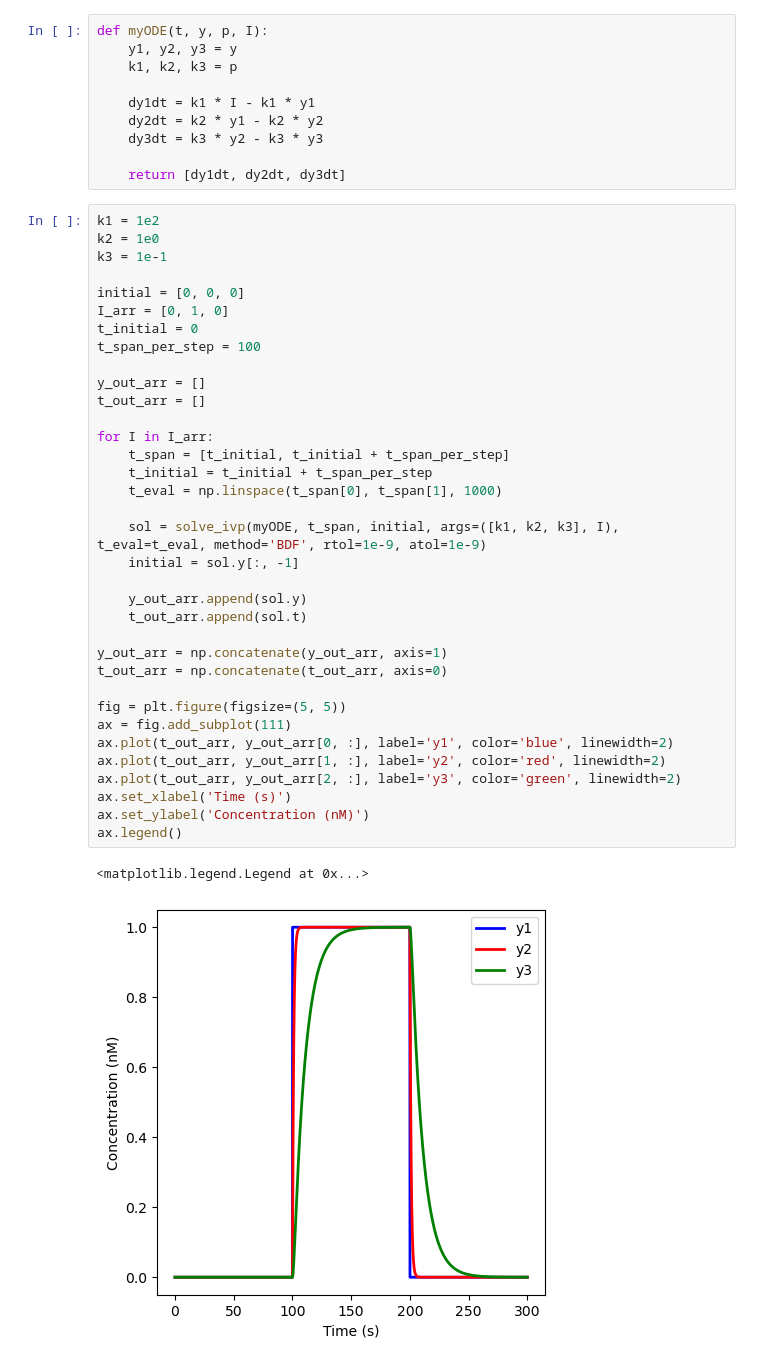
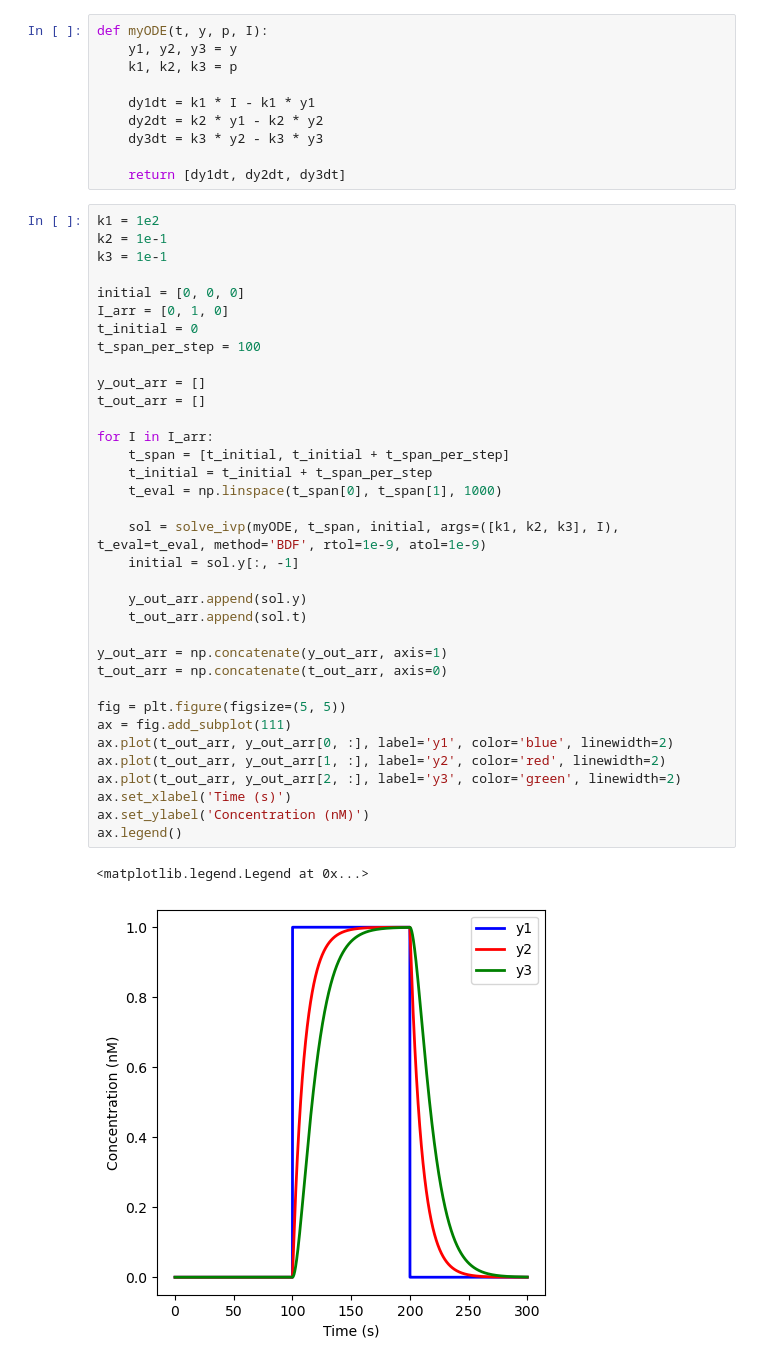
Before and after one commit to saurabhmalani1994/Cybernetic_BioModel, a Jupyter notebook: optogenetic_model_fits/June152023Onwards/howToTimeDelay.ipynb, the cells around one changed output. Cells and saved outputs as stored; diff of their text form.

```diff
--- a/optogenetic_model_fits/June152023Onwards/howToTimeDelay.ipynb
+++ b/optogenetic_model_fits/June152023Onwards/howToTimeDelay.ipynb
@@ -14,7 +14,7 @@ def myODE(t, y, p, I):
     return [dy1dt, dy2dt, dy3dt]
 # %%
 k1 = 1e2
-k2 = 1e0
+k2 = 1e-1
 k3 = 1e-1
 
 initial = [0, 0, 0]
@@ -22,31 +22,31 @@ I_arr = [0, 1, 0]
 t_initial = 0
 t_span_per_step = 100
 
 y_out_arr = []
 t_out_arr = []
 
 for I in I_arr:
     t_span = [t_initial, t_initial + t_span_per_step]
     t_initial = t_initial + t_span_per_step
     t_eval = np.linspace(t_span[0], t_span[1], 1000)
 
     sol = solve_ivp(myODE, t_span, initial, args=([k1, k2, k3], I), t_eval=t_eval, method='BDF', rtol=1e-9, atol=1e-9)
     initial = sol.y[:, -1]
 
     y_out_arr.append(sol.y)
     t_out_arr.append(sol.t)
 
 y_out_arr = np.concatenate(y_out_arr, axis=1)
 t_out_arr = np.concatenate(t_out_arr, axis=0)
 
 fig = plt.figure(figsize=(5, 5))
 ax = fig.add_subplot(111)
 ax.plot(t_out_arr, y_out_arr[0, :], label='y1', color='blue', linewidth=2)
 ax.plot(t_out_arr, y_out_arr[1, :], label='y2', color='red', linewidth=2)
 ax.plot(t_out_arr, y_out_arr[2, :], label='y3', color='green', linewidth=2)
 ax.set_xlabel('Time (s)')
 ax.set_ylabel('Concentration (nM)')
 ax.legend()
 # %% [output]
 <matplotlib.legend.Legend at 0x...>
-[figure, old version]
+[figure, new version]
```
Also changed, not shown: parts of 6 cells of this notebook, 7 other files.
